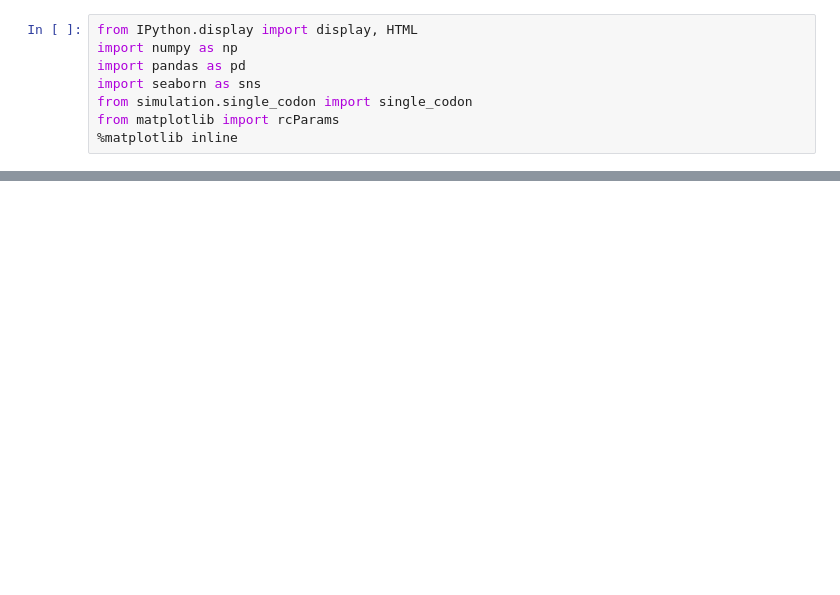
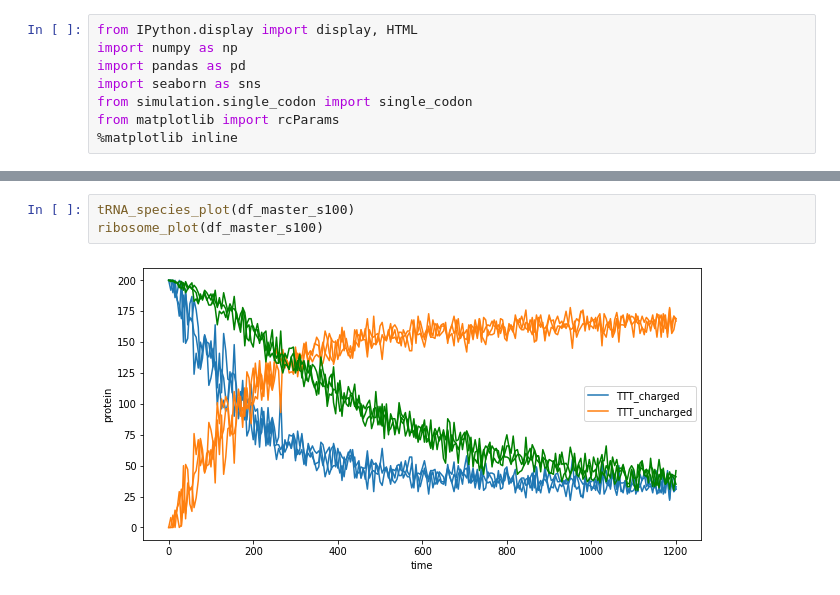
Before and after one commit to alexismhill3/tRNA-dynamics, a Jupyter notebook: analysis/analysis_simple.ipynb, the cells around one changed output, grey strips where cells are left out. Drawn from its saved outputs; the diff is of its cells as text; blank space fills up the shorter version.

```diff
--- a/analysis/analysis_simple.ipynb
+++ b/analysis/analysis_simple.ipynb
@@ -129,0 +45,5 @@ sns.lineplot(x="time", y="protein", units="seed", hue="species", estimator=None,
+# %%
+tRNA_species_plot(df_master_s100)
+ribosome_plot(df_master_s100)
+# %% [output]
+[figure, added]
```
Also changed, not shown: parts of 12 cells of this notebook, 3 other files.
